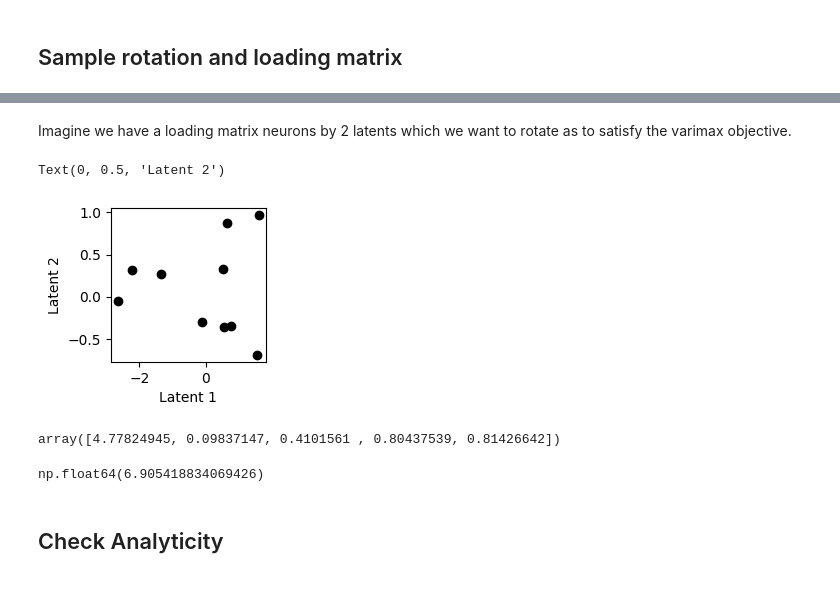
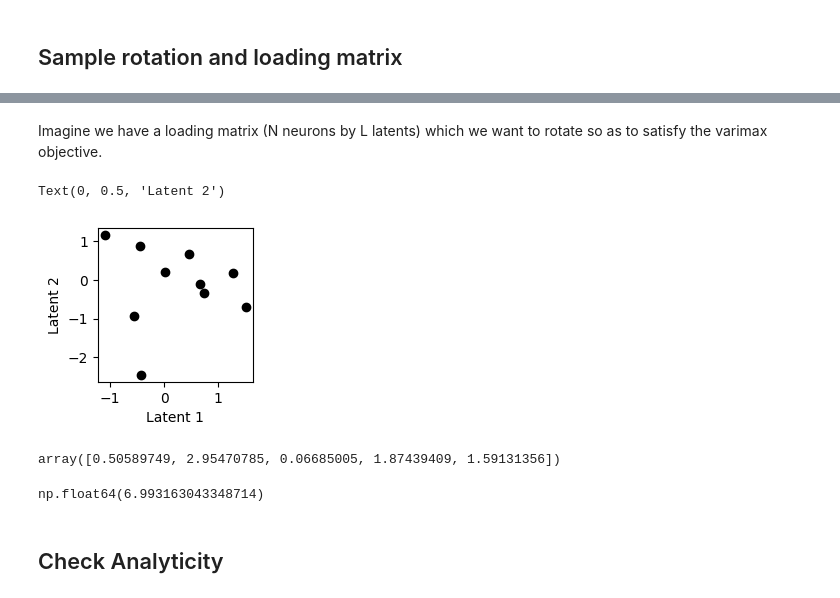
Before and after one commit to ybernaerts/varimax-gradient, a Jupyter notebook: algorithm.ipynb, the cells around one changed output, grey strips where cells are left out. Cells and saved outputs as stored; diff of their text form; code cells hidden in the pictures.

```diff
--- a/algorithm.ipynb
+++ b/algorithm.ipynb
@@ -46,3 +18,3 @@ Verification (R @ R.T):
 # %% [markdown]
-Imagine we have a loading matrix neurons by  2 latents which we want to rotate as to satisfy the varimax objective.
+Imagine we have a loading matrix (N neurons by L latents) which we want to rotate so as to satisfy the varimax objective.
 # %%
@@ -52,23 +22,24 @@ C_rot = C_init @ R
 # %%
+# plotting just first two latents
 fig, ax = plt.subplots(1,1,figsize=(2,2))
-ax.scatter(C_rot[:,0],C_rot[:,1], color='k')
+ax.scatter(C_init[:,0],C_init[:,1], color='k')
 ax.set_xlabel('Latent 1')
 ax.set_ylabel('Latent 2')
 # %% [output]
 Text(0, 0.5, 'Latent 2')
-[figure, old version]
+[figure, new version]
 # %%
 # current varimax objective per latent
-1/N*np.sum(C_rot**4, axis=0)-(1/(N**2))*np.sum(C_rot**2,axis=0)**2
+1/N*np.sum(C_init**4, axis=0)-(1/(N**2))*np.sum(C_init**2,axis=0)**2
 # %% [output]
-array([4.77824945, 0.09837147, 0.4101561 , 0.80437539, 0.81426642])
+array([0.50589749, 2.95470785, 0.06685005, 1.87439409, 1.59131356])
 # %%
 # final varimax objective
 np.sum(
-    1/N*np.sum(C_rot**4, axis=0)-(1/(N**2))*np.sum(C_rot**2,axis=0)**2
+    1/N*np.sum(C_init**4, axis=0)-(1/(N**2))*np.sum(C_init**2,axis=0)**2
 )
 # %% [output]
-np.float64(6.905418834069426)
+np.float64(6.993163043348714)
 # %% [markdown]
 ## Check Analyticity
 # %% [markdown]
```
Also changed, not shown: parts of 21 cells of this notebook.
